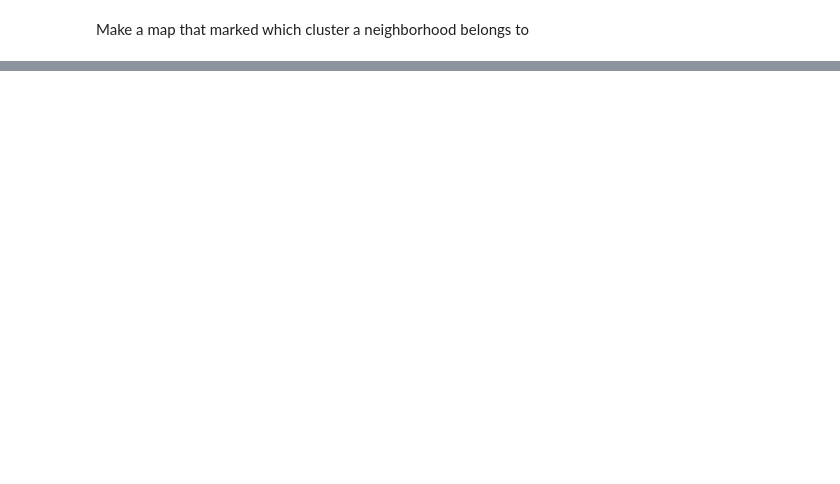
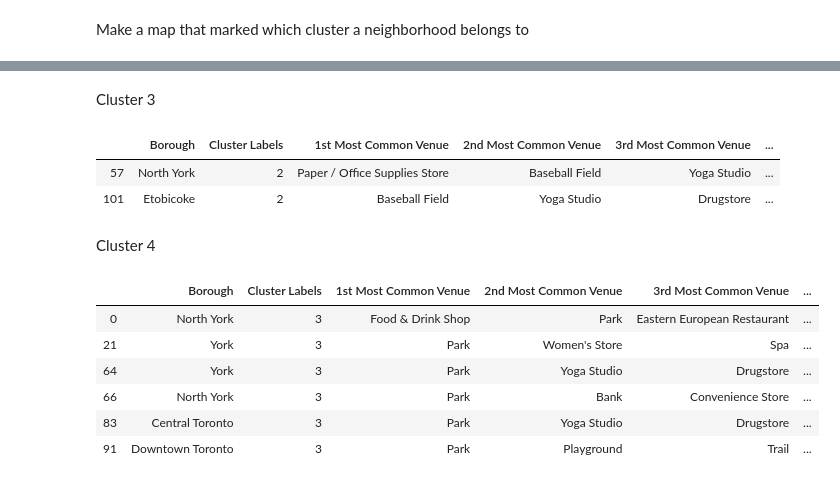
Before and after one commit to kflchankn/SpaceforCoursera, a Jupyter notebook: wk3_assignment.ipynb, the cells around one changed output, grey strips where cells are left out. Saved outputs shown, nothing was run; the diff lists cells and outputs as text; code cells hidden in the pictures; blank space fills up the shorter version.

```diff
--- a/wk3_assignment.ipynb
+++ b/wk3_assignment.ipynb
@@ -344,0 +383,20 @@ clustered_map
+# %% [markdown]
+Cluster 3
+# %%
+tr_merged.loc[tr_merged['Cluster Labels'] == 2, tr_merged.columns[[1] + list(range(5, tr_merged.shape[1]))]]
+# %% [output]
+|  | Borough | Cluster Labels | 1st Most Common Venue | 2nd Most Common Venue | 3rd Most Common Venue | ... |
+| 57 | North York | 2 | Paper / Office Supplies Store | Baseball Field | Yoga Studio | ... |
+| 101 | Etobicoke | 2 | Baseball Field | Yoga Studio | Drugstore | ... |
+# %% [markdown]
+Cluster 4
+# %%
+tr_merged.loc[tr_merged['Cluster Labels'] == 3, tr_merged.columns[[1] + list(range(5, tr_merged.shape[1]))]]
+# %% [output]
+|  | Borough | Cluster Labels | 1st Most Common Venue | 2nd Most Common Venue | 3rd Most Common Venue | ... |
+| 0 | North York | 3 | Food & Drink Shop | Park | Eastern European Restaurant | ... |
+| 21 | York | 3 | Park | Women's Store | Spa | ... |
+| 64 | York | 3 | Park | Yoga Studio | Drugstore | ... |
+| 66 | North York | 3 | Park | Bank | Convenience Store | ... |
+| 83 | Central Toronto | 3 | Park | Yoga Studio | Drugstore | ... |
+| 91 | Downtown Toronto | 3 | Park | Playground | Trail | ... |
```
Also changed, not shown: parts of 8 cells of this notebook.
